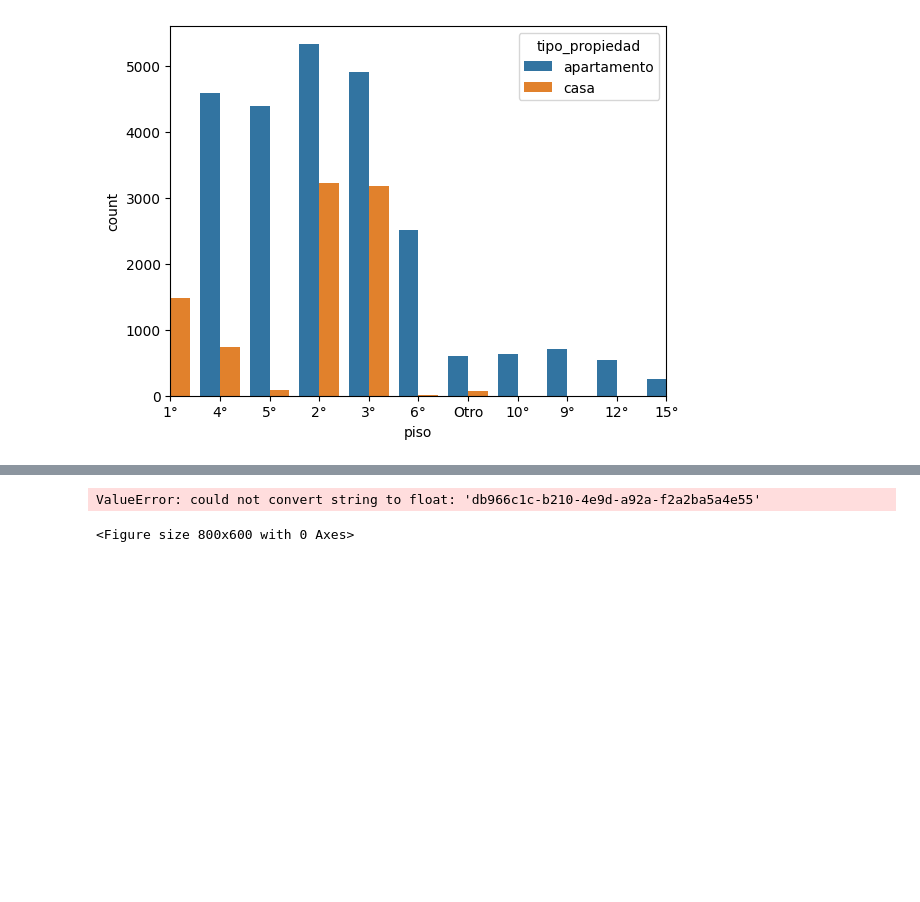
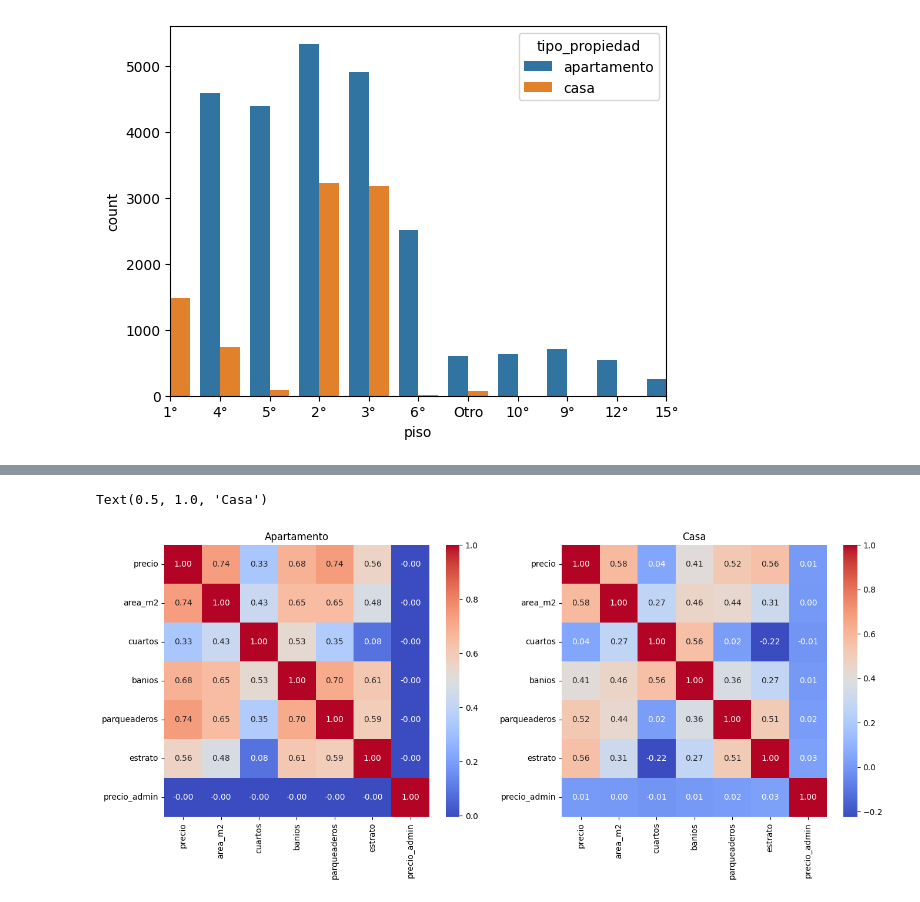
Before and after one commit to raulhiguerac/side, a Jupyter notebook: backend/analytics-service/notebooks/01_eda_bogota.ipynb, the cells around one changed output, grey strips where cells are left out. Saved outputs shown, nothing was run; the diff lists cells and outputs as text; code cells hidden in the pictures; blank space fills up the shorter version.

```diff
--- a/backend/analytics-service/notebooks/01_eda_bogota.ipynb
+++ b/backend/analytics-service/notebooks/01_eda_bogota.ipynb
@@ -264,12 +310,15 @@ bins = [0, 35, 60, 90, 120, 200, 5000]
 df['area_bin'] = pd.cut(df['area_m2'], bins=bins)
 
 mask = df['parqueaderos'].isnull()
+
+# Remove estrato as some corrupted records appear
+
 medianas_parqueaderos = df[~mask].groupby(
-    ["estrato", "tipo_propiedad", "area_bin"], observed=True
+    ["tipo_propiedad", "area_bin"], observed=True
 )['parqueaderos'].median()
 
 df.loc[mask, 'parqueaderos'] = df.loc[mask].apply(
-    lambda row: medianas_parqueaderos.get((row['estrato'], row['tipo_propiedad'], row['area_bin'])), axis=1
+    lambda row: medianas_parqueaderos.get((row['tipo_propiedad'], row['area_bin'])), axis=1
 )
 
 df = df.drop(columns=['area_bin'])
@@ -289,3 +338,8 @@ plt.xlim(0, 10)
 # %% [output]
 (0.0, 10.0)
 [figure]
+# %%
+df['num_pisos'] = np.where(df['tipo_propiedad'] == 'casa', df['piso'], np.nan)
+df['piso_torre'] = np.where(df['tipo_propiedad'] == 'apartamento', df['piso'], np.nan)
+
+df = df.drop(columns=['piso'])
@@ -291,0 +396,2 @@ plt.xlim(0, 10)
+# %%
+df = df.drop(columns=['num_pisos','piso_torre'])
@@ -315,8 +447,15 @@ dtype: int64
 # %%
-plt.figure(figsize=(8,6))
-sns.heatmap(df.corr(), annot=True, cmap="coolwarm", fmt=".2f", linewidths=0.5)
-plt.title("Correlation Heatmap")
-plt.show()
+cols = ['precio', 'area_m2', 'cuartos', 'banios', 'parqueaderos', 'estrato', 'precio_admin']
+
+fig, axes = plt.subplots(1, 2, figsize=(16, 6))
+
+sns.heatmap(df[df['tipo_propiedad']=='apartamento'][cols].corr(),
+            annot=True, cmap="coolwarm", fmt=".2f", ax=axes[0])
+axes[0].set_title("Apartamento")
+
+sns.heatmap(df[df['tipo_propiedad']=='casa'][cols].corr(),
+            annot=True, cmap="coolwarm", fmt=".2f", ax=axes[1])
+axes[1].set_title("Casa")
 # %% [output]
-ValueError: could not convert string to float: 'db966c1c-b210-4e9d-a92a-f2a2ba5a4e55'
+Text(0.5, 1.0, 'Casa')
-<Figure size 800x600 with 0 Axes>
+[figure, added]
```
Also changed, not shown: parts of 17 cells of this notebook.
